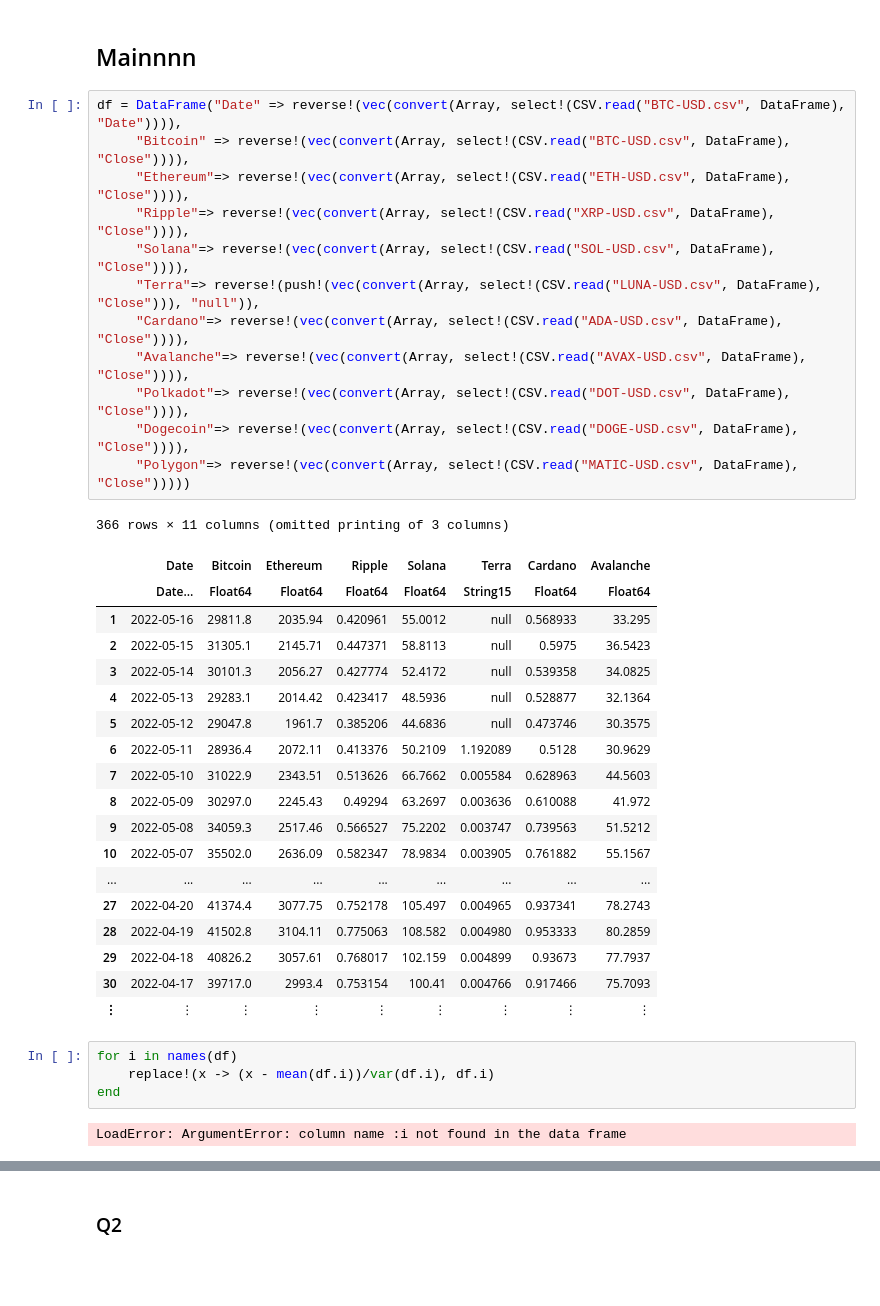
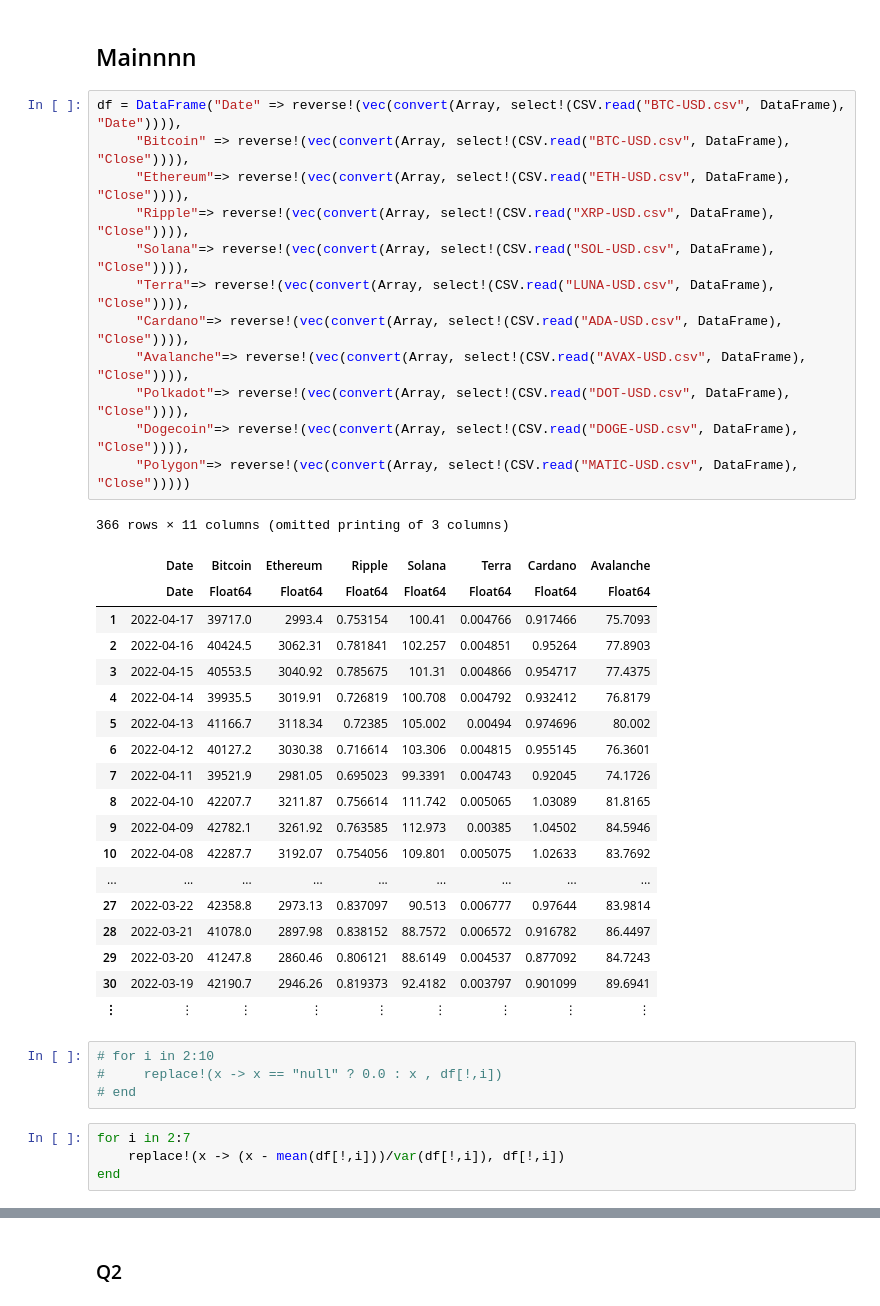
Before and after one commit to narges8k/Data-Science-and-HPC, a Jupyter notebook: Exercises/Project2/Project2.ipynb, the cells around one changed output, grey strips where cells are left out. Saved outputs shown, nothing was run; the diff lists cells and outputs as text; blank space fills up the shorter version.

Commit message:
The data set changed, figure 1 plotted.

```diff
--- a/Exercises/Project2/Project2.ipynb
+++ b/Exercises/Project2/Project2.ipynb
@@ -84,38 +84,40 @@ top_five
 # %%
 df = DataFrame("Date" => reverse!(vec(convert(Array, select!(CSV.read("BTC-USD.csv", DataFrame), "Date")))),
      "Bitcoin" => reverse!(vec(convert(Array, select!(CSV.read("BTC-USD.csv", DataFrame), "Close")))),
      "Ethereum"=> reverse!(vec(convert(Array, select!(CSV.read("ETH-USD.csv", DataFrame), "Close")))),
      "Ripple"=> reverse!(vec(convert(Array, select!(CSV.read("XRP-USD.csv", DataFrame), "Close")))),
      "Solana"=> reverse!(vec(convert(Array, select!(CSV.read("SOL-USD.csv", DataFrame), "Close")))),
-     "Terra"=> reverse!(push!(vec(convert(Array, select!(CSV.read("LUNA-USD.csv", DataFrame), "Close"))), "null")),
+     "Terra"=> reverse!(vec(convert(Array, select!(CSV.read("LUNA-USD.csv", DataFrame), "Close")))),
      "Cardano"=> reverse!(vec(convert(Array, select!(CSV.read("ADA-USD.csv", DataFrame), "Close")))),
      "Avalanche"=> reverse!(vec(convert(Array, select!(CSV.read("AVAX-USD.csv", DataFrame), "Close")))),
      "Polkadot"=> reverse!(vec(convert(Array, select!(CSV.read("DOT-USD.csv", DataFrame), "Close")))),
      "Dogecoin"=> reverse!(vec(convert(Array, select!(CSV.read("DOGE-USD.csv", DataFrame), "Close")))),
      "Polygon"=> reverse!(vec(convert(Array, select!(CSV.read("MATIC-USD.csv", DataFrame), "Close")))))
 # %% [output]
 366 rows × 11 columns (omitted printing of 3 columns)
 |  | Date | Bitcoin | Ethereum | Ripple | Solana | Terra | Cardano | Avalanche |
-|  | Date… | Float64 | Float64 | Float64 | Float64 | String15 | Float64 | Float64 |
-| 1 | 2022-05-16 | 29811.8 | 2035.94 | 0.420961 | 55.0012 | null | 0.568933 | 33.295 |
-| 2 | 2022-05-15 | 31305.1 | 2145.71 | 0.447371 | 58.8113 | null | 0.5975 | 36.5423 |
-| 3 | 2022-05-14 | 30101.3 | 2056.27 | 0.427774 | 52.4172 | null | 0.539358 | 34.0825 |
-| 4 | 2022-05-13 | 29283.1 | 2014.42 | 0.423417 | 48.5936 | null | 0.528877 | 32.1364 |
-| 5 | 2022-05-12 | 29047.8 | 1961.7 | 0.385206 | 44.6836 | null | 0.473746 | 30.3575 |
-| 6 | 2022-05-11 | 28936.4 | 2072.11 | 0.413376 | 50.2109 | 1.192089 | 0.5128 | 30.9629 |
-| 7 | 2022-05-10 | 31022.9 | 2343.51 | 0.513626 | 66.7662 | 0.005584 | 0.628963 | 44.5603 |
-| 8 | 2022-05-09 | 30297.0 | 2245.43 | 0.49294 | 63.2697 | 0.003636 | 0.610088 | 41.972 |
-| 9 | 2022-05-08 | 34059.3 | 2517.46 | 0.566527 | 75.2202 | 0.003747 | 0.739563 | 51.5212 |
-| 10 | 2022-05-07 | 35502.0 | 2636.09 | 0.582347 | 78.9834 | 0.003905 | 0.761882 | 55.1567 |
+|  | Date | Float64 | Float64 | Float64 | Float64 | Float64 | Float64 | Float64 |
+| 1 | 2022-04-17 | 39717.0 | 2993.4 | 0.753154 | 100.41 | 0.004766 | 0.917466 | 75.7093 |
+| 2 | 2022-04-16 | 40424.5 | 3062.31 | 0.781841 | 102.257 | 0.004851 | 0.95264 | 77.8903 |
+| 3 | 2022-04-15 | 40553.5 | 3040.92 | 0.785675 | 101.31 | 0.004866 | 0.954717 | 77.4375 |
+| 4 | 2022-04-14 | 39935.5 | 3019.91 | 0.726819 | 100.708 | 0.004792 | 0.932412 | 76.8179 |
+| 5 | 2022-04-13 | 41166.7 | 3118.34 | 0.72385 | 105.002 | 0.00494 | 0.974696 | 80.002 |
+| 6 | 2022-04-12 | 40127.2 | 3030.38 | 0.716614 | 103.306 | 0.004815 | 0.955145 | 76.3601 |
+| 7 | 2022-04-11 | 39521.9 | 2981.05 | 0.695023 | 99.3391 | 0.004743 | 0.92045 | 74.1726 |
+| 8 | 2022-04-10 | 42207.7 | 3211.87 | 0.756614 | 111.742 | 0.005065 | 1.03089 | 81.8165 |
+| 9 | 2022-04-09 | 42782.1 | 3261.92 | 0.763585 | 112.973 | 0.00385 | 1.04502 | 84.5946 |
+| 10 | 2022-04-08 | 42287.7 | 3192.07 | 0.754056 | 109.801 | 0.005075 | 1.02633 | 83.7692 |
 | ... | ... | ... | ... | ... | ... | ... | ... | ... |
-| 27 | 2022-04-20 | 41374.4 | 3077.75 | 0.752178 | 105.497 | 0.004965 | 0.937341 | 78.2743 |
-| 28 | 2022-04-19 | 41502.8 | 3104.11 | 0.775063 | 108.582 | 0.004980 | 0.953333 | 80.2859 |
-| 29 | 2022-04-18 | 40826.2 | 3057.61 | 0.768017 | 102.159 | 0.004899 | 0.93673 | 77.7937 |
-| 30 | 2022-04-17 | 39717.0 | 2993.4 | 0.753154 | 100.41 | 0.004766 | 0.917466 | 75.7093 |
+| 27 | 2022-03-22 | 42358.8 | 2973.13 | 0.837097 | 90.513 | 0.006777 | 0.97644 | 83.9814 |
+| 28 | 2022-03-21 | 41078.0 | 2897.98 | 0.838152 | 88.7572 | 0.006572 | 0.916782 | 86.4497 |
+| 29 | 2022-03-20 | 41247.8 | 2860.46 | 0.806121 | 88.6149 | 0.004537 | 0.877092 | 84.7243 |
+| 30 | 2022-03-19 | 42190.7 | 2946.26 | 0.819373 | 92.4182 | 0.003797 | 0.901099 | 89.6941 |
 | ⋮ | ⋮ | ⋮ | ⋮ | ⋮ | ⋮ | ⋮ | ⋮ | ⋮ |
+# %%
+# for i in 2:10
+#     replace!(x -> x == "null" ? 0.0 : x , df[!,i])
+# end
 # %%
-for i in names(df)
-    replace!(x -> (x - mean(df.i))/var(df.i), df.i)
+for i in 2:7
+    replace!(x -> (x - mean(df[!,i]))/var(df[!,i]), df[!,i])
 end
-# %% [output]
-LoadError: ArgumentError: column name :i not found in the data frame
```
Also changed, not shown: parts of 9 cells of this notebook, 10 other files.
